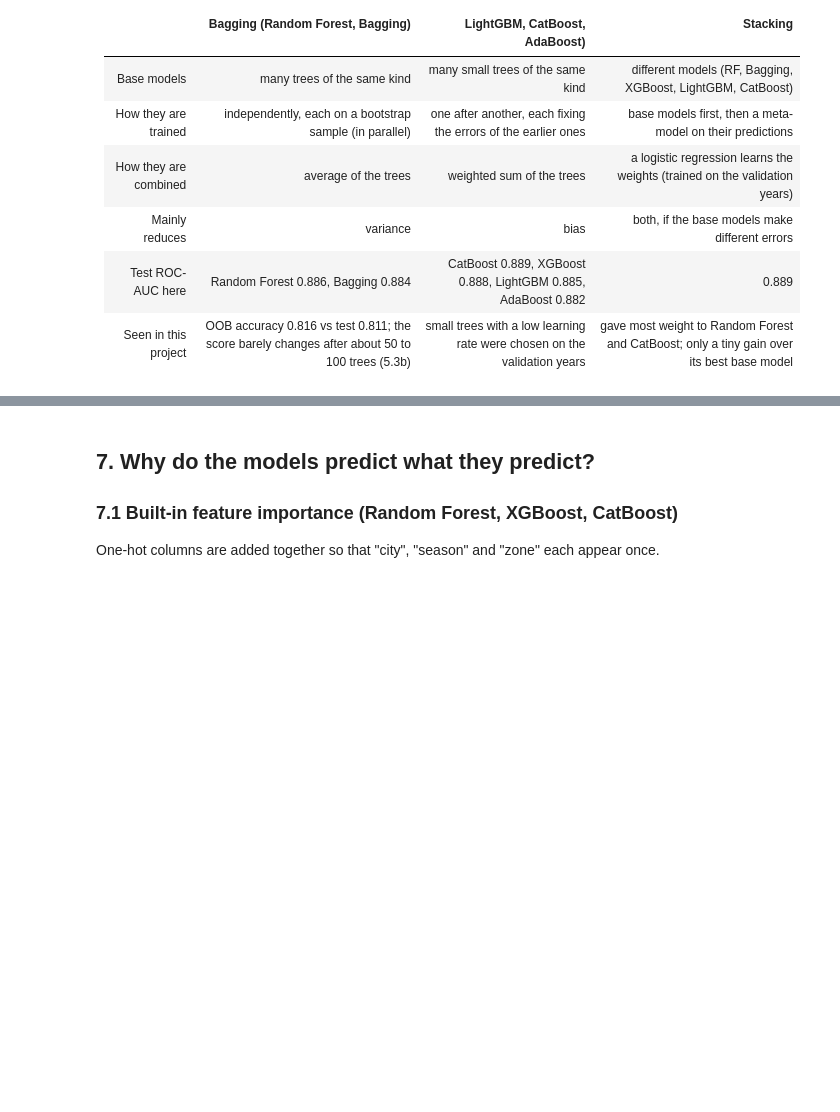
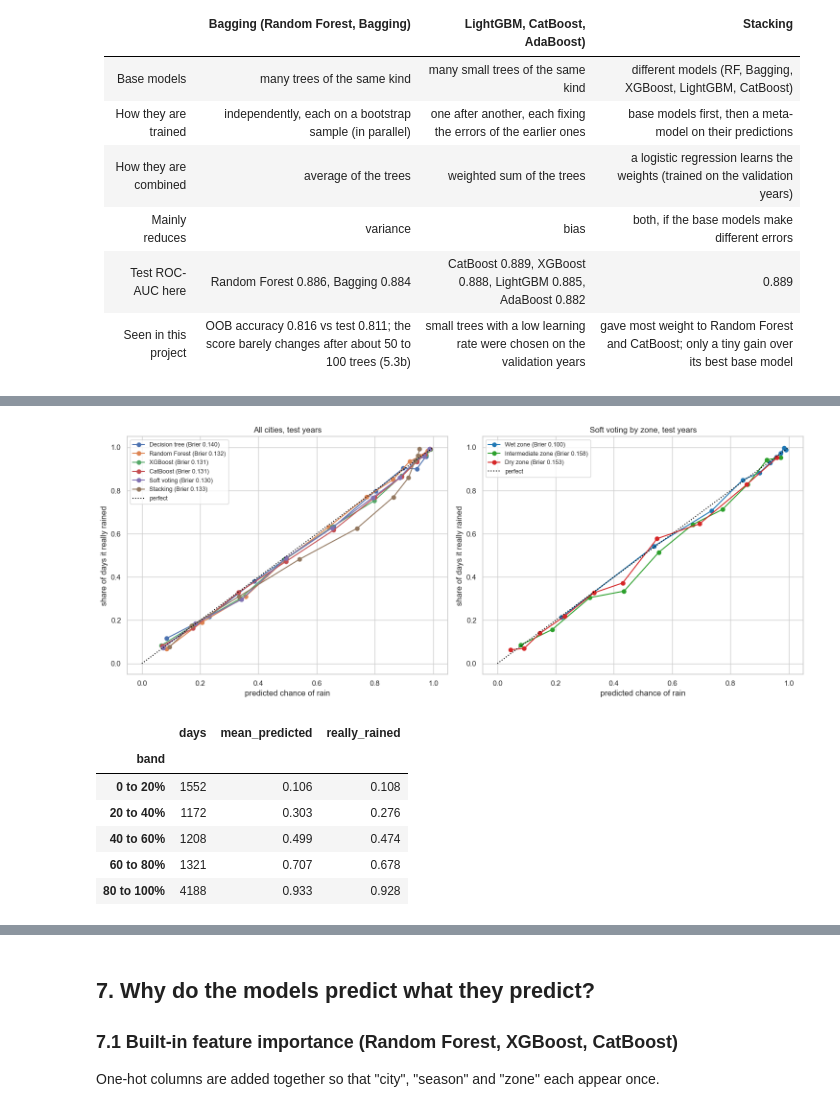
Before and after one commit to AdithaBuwaneka/224220D-SL-Rain-Ensemble-Dashboard, a Jupyter notebook: 224220D_Wimalasuriya_AGAB_SL_Rain_Ensemble.ipynb, the cells around one changed output, grey strips where cells are left out. Cells and saved outputs as stored; diff of their text form; code cells hidden in the pictures; blank space fills up the shorter version.

Commit message:
Add calibration, bootstrap and confusion matrix checks

```diff
--- a/224220D_Wimalasuriya_AGAB_SL_Rain_Ensemble.ipynb
+++ b/224220D_Wimalasuriya_AGAB_SL_Rain_Ensemble.ipynb
@@ -789,0 +797,32 @@ share of rain days: {2024: '62%', 2025: '64%', 2026: '59%'}
+# %%
+from sklearn.calibration import calibration_curve
+CAL_MODELS = ["Decision tree", "Random Forest", "XGBoost", "CatBoost", "Soft voting", "Stacking"]
+fig, ax = plt.subplots(1, 2, figsize=(15, 6))
+for m in CAL_MODELS:
+    frac, mean = calibration_curve(yte, TEST_PROB[m], n_bins=10, strategy="quantile")
+    ax[0].plot(mean, frac, marker="o", label=f"{m} (Brier {brier_score_loss(yte, TEST_PROB[m]):.3f})")
+ax[0].set_title("All cities, test years")
+for z, col in [("Wet", "#1f77b4"), ("Intermediate", "#2ca02c"), ("Dry", "#d62728")]:
+    mz = (test.zone == z).values
+    frac, mean = calibration_curve(yte[mz], TEST_PROB["Soft voting"][mz], n_bins=10, strategy="quantile")
+    ax[1].plot(mean, frac, marker="o", color=col,
+               label=f"{z} zone (Brier {brier_score_loss(yte[mz], TEST_PROB['Soft voting'][mz]):.3f})")
+ax[1].set_title("Soft voting by zone, test years")
+for a in ax:
+    a.plot([0, 1], [0, 1], ":", color="black", label="perfect")
+    a.set_xlabel("predicted chance of rain"); a.set_ylabel("share of days it really rained"); a.legend(fontsize=9)
+plt.tight_layout(); plt.savefig("images/calibration.png", dpi=120, bbox_inches="tight"); plt.show()
+
+bands = pd.cut(TEST_PROB["Soft voting"], [0, 0.2, 0.4, 0.6, 0.8, 1.0], include_lowest=True,
+               labels=["0 to 20%", "20 to 40%", "40 to 60%", "60 to 80%", "80 to 100%"])
+pd.DataFrame({"band": bands, "predicted": TEST_PROB["Soft voting"], "rained": yte}).groupby("band", observed=True).agg(
+    days=("rained", "size"), mean_predicted=("predicted", "mean"), really_rained=("rained", "mean")).round(3)
+# %% [output]
+[figure, added]
+|  | days | mean_predicted | really_rained |
+| band |  |  |  |
+| 0 to 20% | 1552 | 0.106 | 0.108 |
+| 20 to 40% | 1172 | 0.303 | 0.276 |
+| 40 to 60% | 1208 | 0.499 | 0.474 |
+| 60 to 80% | 1321 | 0.707 | 0.678 |
+| 80 to 100% | 4188 | 0.933 | 0.928 |
```
Also changed, not shown: parts of 12 cells of this notebook, 3 other files.
